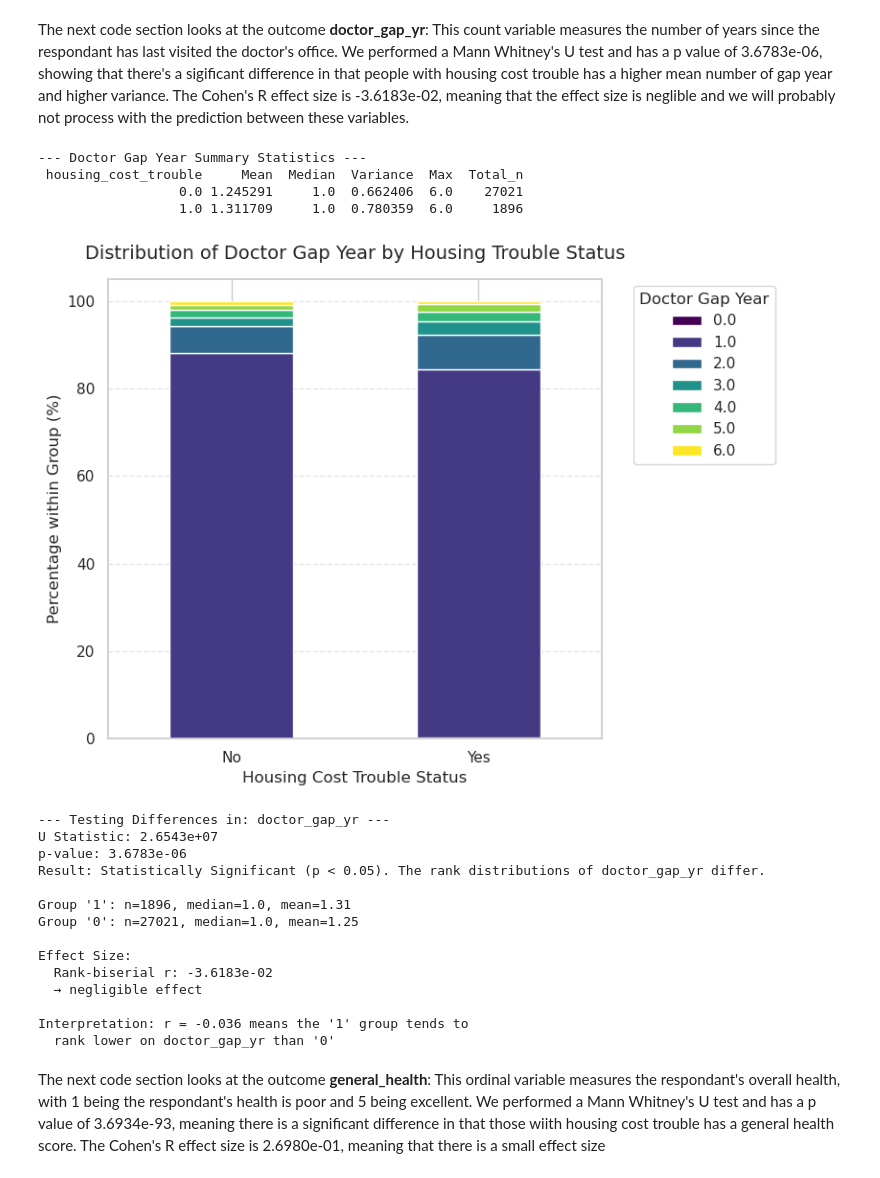
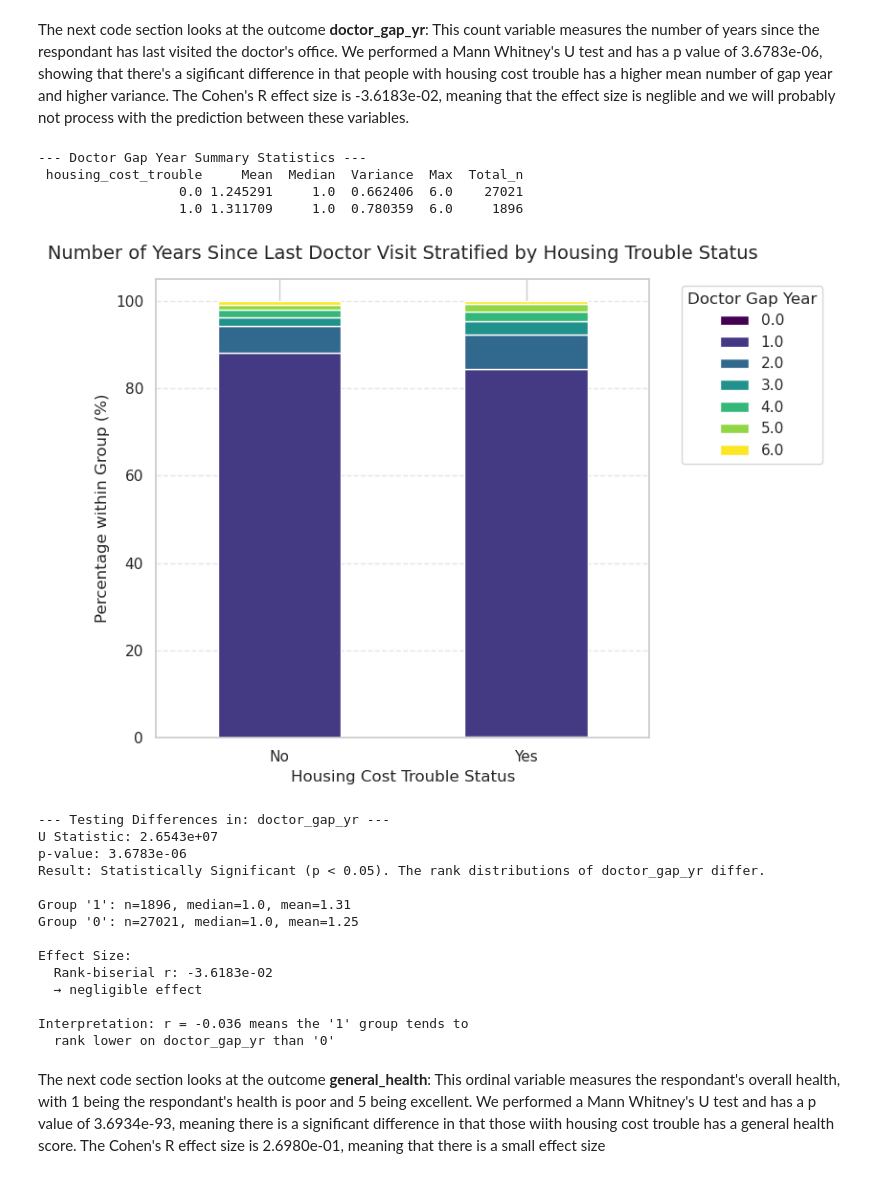
Before and after one commit to COGS108/Group-SP26-079, a Jupyter notebook: 02-EDACheckpoint.ipynb, the cells around one changed output. Drawn from its saved outputs; the diff is of its cells as text; code cells hidden in the pictures.

Commit message:
titles

```diff
--- a/02-EDACheckpoint.ipynb
+++ b/02-EDACheckpoint.ipynb
@@ -883,35 +884,35 @@ ax = doctor_counts.plot(
     kind='bar',
     stacked=True,
     figsize=(8, 6),
     colormap='viridis'
 )
 
 # Labels and formatting
-plt.title("Distribution of Doctor Gap Year by Housing Trouble Status", fontsize=14, pad=15)
+plt.title("Number of Years Since Last Doctor Visit Stratified by Housing Trouble Status", fontsize=14, pad=15)
 plt.xlabel("Housing Cost Trouble Status", fontsize=12)
 plt.ylabel("Percentage within Group (%)", fontsize=12)
 
 plt.xticks(rotation=0)
 
 plt.legend(
     title="Doctor Gap Year",
     bbox_to_anchor=(1.05, 1),
     loc='upper left'
 )
 
 plt.grid(axis='y', linestyle='--', alpha=0.5)
 
 plt.tight_layout()
 plt.show()
 
 #man whitney
 mwu(df, "housing_cost_trouble", "doctor_gap_yr")
 # %% [output]
 --- Doctor Gap Year Summary Statistics ---
  housing_cost_trouble     Mean  Median  Variance  Max  Total_n
                   0.0 1.245291     1.0  0.662406  6.0    27021
                   1.0 1.311709     1.0  0.780359  6.0     1896
-[figure, old version]
+[figure, new version]
 --- Testing Differences in: doctor_gap_yr ---
 U Statistic: 2.6543e+07
 p-value: 3.6783e-06
```
Also changed, not shown: parts of 2 cells of this notebook.
